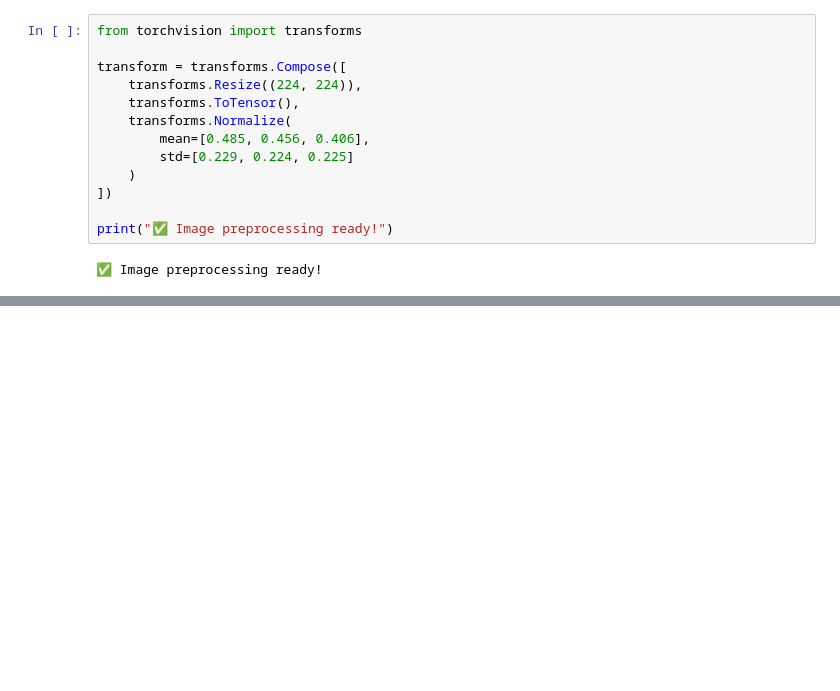
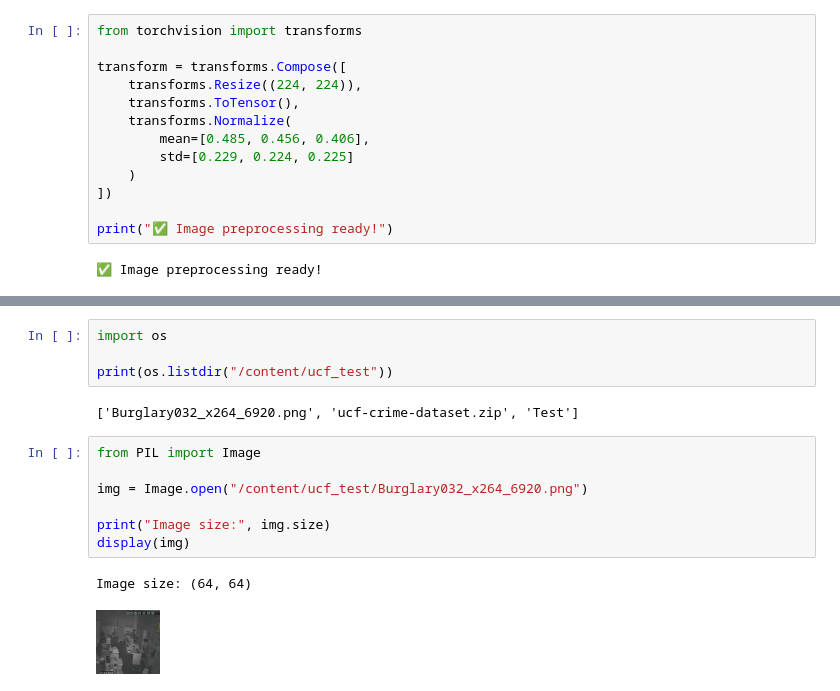
Before and after one commit to dhruveesalian/UCF-Crime-Abnormal-Behavior-Detection, a Jupyter notebook: UCF_Crime_ResNet18_Image_Detection.ipynb, the cells around one changed output, grey strips where cells are left out. Saved outputs shown, nothing was run; the diff lists cells and outputs as text; blank space fills up the shorter version.

```diff
--- a/UCF_Crime_ResNet18_Image_Detection.ipynb
+++ b/UCF_Crime_ResNet18_Image_Detection.ipynb
@@ -306,0 +227,16 @@ This share link is temporary and will last for up to 1 week (best effort). For f
+# %%
+import os
+
+print(os.listdir("/content/ucf_test"))
+# %% [output]
+['Burglary032_x264_6920.png', 'ucf-crime-dataset.zip', 'Test']
+# %%
+from PIL import Image
+
+img = Image.open("/content/ucf_test/Burglary032_x264_6920.png")
+
+print("Image size:", img.size)
+display(img)
+# %% [output]
+Image size: (64, 64)
+[figure, added]
```
Also changed, not shown: parts of 22 cells of this notebook.
